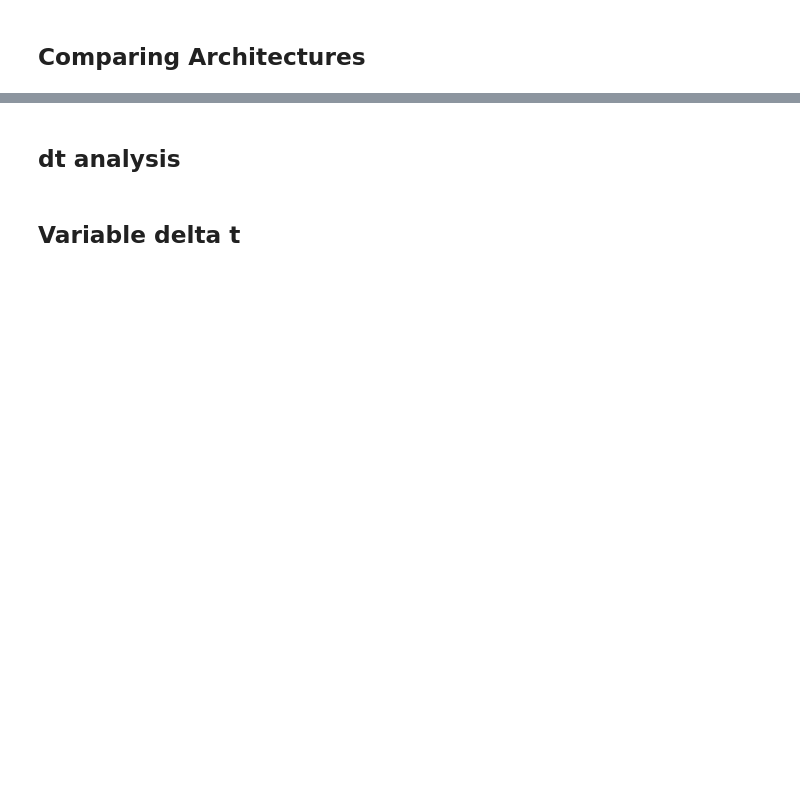
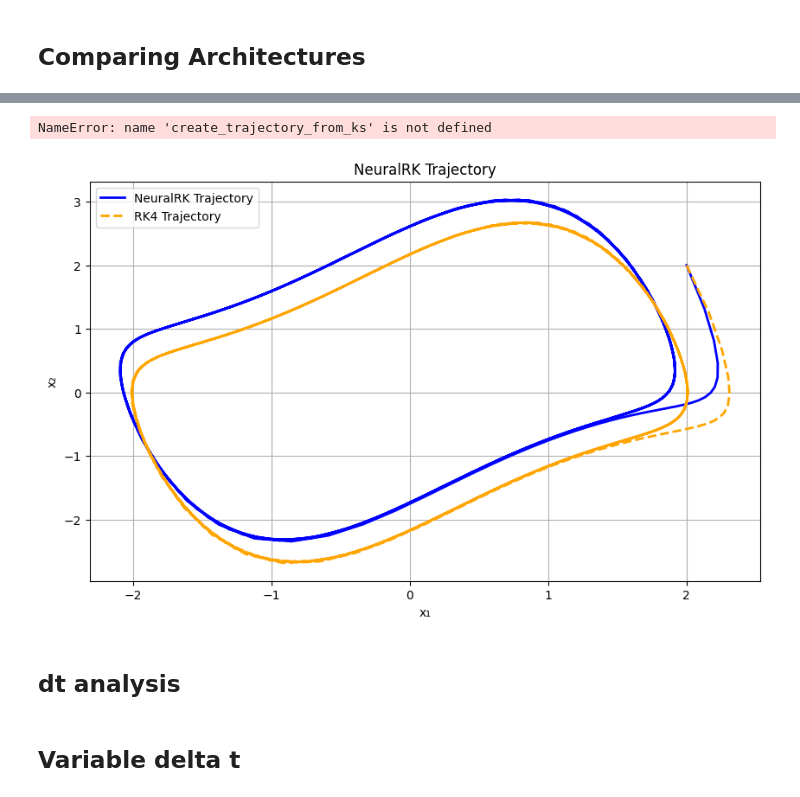
Before and after one commit to GeorgeWilliam1999/TrackExtrapolation, a Jupyter notebook: RK_PINNs/RK_PINN.ipynb, the cells around one changed output, grey strips where cells are left out. Saved outputs shown, nothing was run; the diff lists cells and outputs as text; code cells hidden in the pictures; blank space fills up the shorter version.

```diff
--- a/RK_PINNs/RK_PINN.ipynb
+++ b/RK_PINNs/RK_PINN.ipynb
@@ -1066,0 +321,3 @@ df_rk
+# %%
+K_ = K.reshape(K.shape[0]//(int((t_end - t0) / dt) + 1),int((t_end - t0) / dt) + 1,4,2)
+X_ = X.reshape(X.shape[0]//(int((t_end - t0) / dt) + 1),int((t_end - t0) / dt) + 1,2)
@@ -1067,2 +425,22 @@ df_rk
+# %%
+T = create_trajectory_from_ks(model, torch.tensor([2.0, 2.0], dtype=torch.float32).to(device), steps=N, dt=dt)
+# %% [output]
+NameError: name 'create_trajectory_from_ks' is not defined
+# %%
+#True RK rollout
+traj_rk = rollout_rk4(torch.tensor([2.0, 2.0]), steps, dt, 500 , rk4, vdp)
+# %%
+#plot actually path from RK functions against the NeuralRK model
+plt.figure(figsize=(10, 6))
+plt.plot(T[:, 0].detach().numpy(), T[:, 1].detach().numpy(), label="NeuralRK Trajectory", color='blue', lw=2)
+plt.plot(traj_rk[:, 0].detach().numpy(), traj_rk[:, 1].detach().numpy(), label="RK4 Trajectory", color='orange', lw=2, linestyle='--')
+plt.title("NeuralRK Trajectory")
+plt.xlabel("x₁")
+plt.ylabel("x₂")
+plt.grid(True)
+plt.legend()
+plt.show()
+# %% [output]
+[figure, added]
 # %% [markdown]
 ## dt analysis
```
Also changed, not shown: parts of 37 cells of this notebook, 11 other files.
